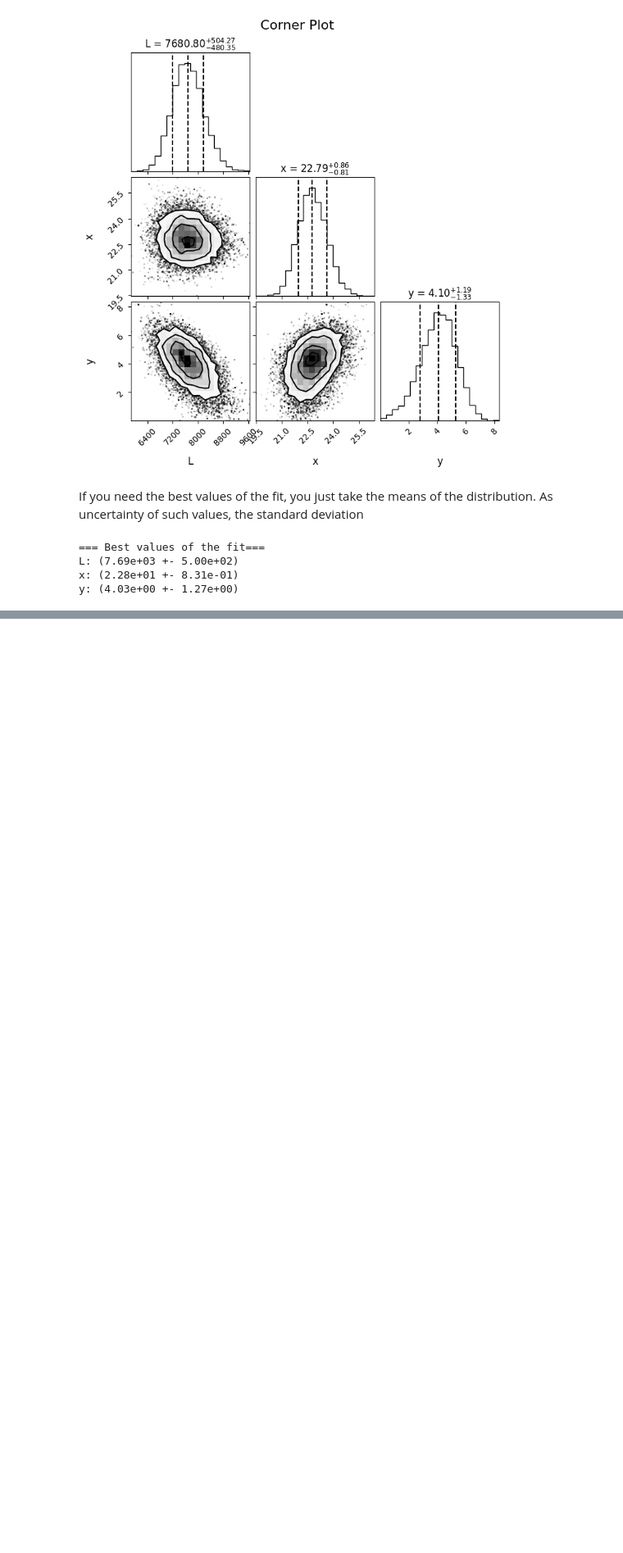
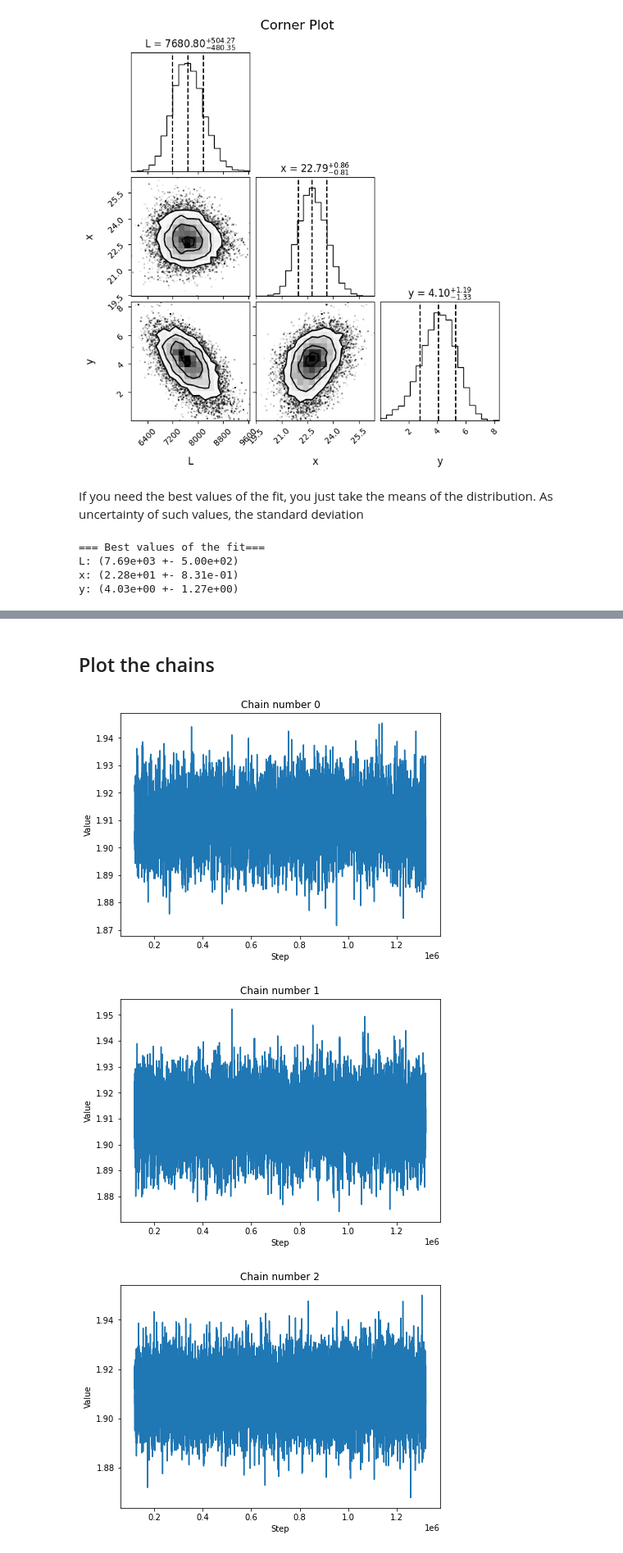
Before and after one commit to fraborra/Cygno_PMTs_fit, a Jupyter notebook: How_read_BAT_output.ipynb, the cells around one changed output, grey strips where cells are left out. Shown at 82% size. Cells and saved outputs as stored; diff of their text form; code cells hidden in the pictures; blank space fills up the shorter version.

```diff
--- a/How_read_BAT_output.ipynb
+++ b/How_read_BAT_output.ipynb
@@ -21,5 +23,5 @@ It's main output are MCMC chains and here there are some lines of code to a star
 # %%
-output_filename = './output_associationassociation_golden_input.txt_0_mcmc.root'
+output_filename = './output_association/association_golden_input.txt_0_mcmc.root'
 mcmc = uproot.open(output_filename)
 variables = ['L','x','y']
 default = ['Chain','Iteration','Phase']
@@ -95,0 +100,6 @@ y: (4.03e+00 +- 1.27e+00)
+# %%
+output_filename = './output_PMTcalibration/PMTcalibration_cal_test_v3.txt_mcmc.root'
+mcmc = uproot.open(output_filename)
+variables = ['c1','c2','c3','c4']
+default = ['Chain','Iteration','Phase']
+df = mcmc[mcmc.keys()[1]].arrays(default + variables,library='pd')
@@ -95,0 +122,15 @@ y: (4.03e+00 +- 1.27e+00)
+# %% [markdown]
+## Plot the chains
+# %%
+variable = 'c1'
+for ch in df['Chain'].unique():
+    plt.figure(figsize=(7,5))
+    plt.plot(df[set_chain(df,ch)][variable])
+    plt.xlabel('Step')
+    plt.ylabel('Value')
+    plt.title('Chain number %d'%ch)
+    plt.show()
+# %% [output]
+[figure, added]
+[figure, added]
+[figure, added]
```
Also changed, not shown: parts of 11 cells of this notebook, 2 other files.
